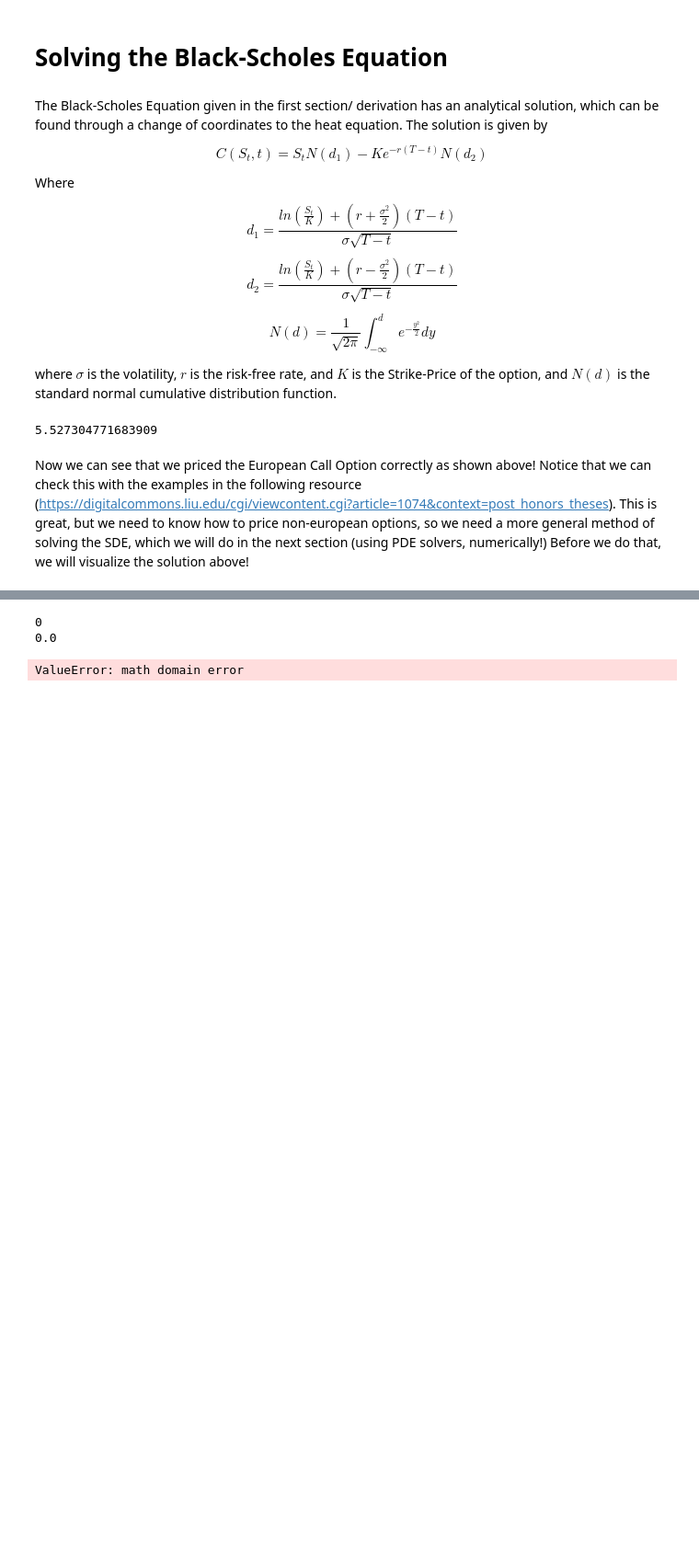
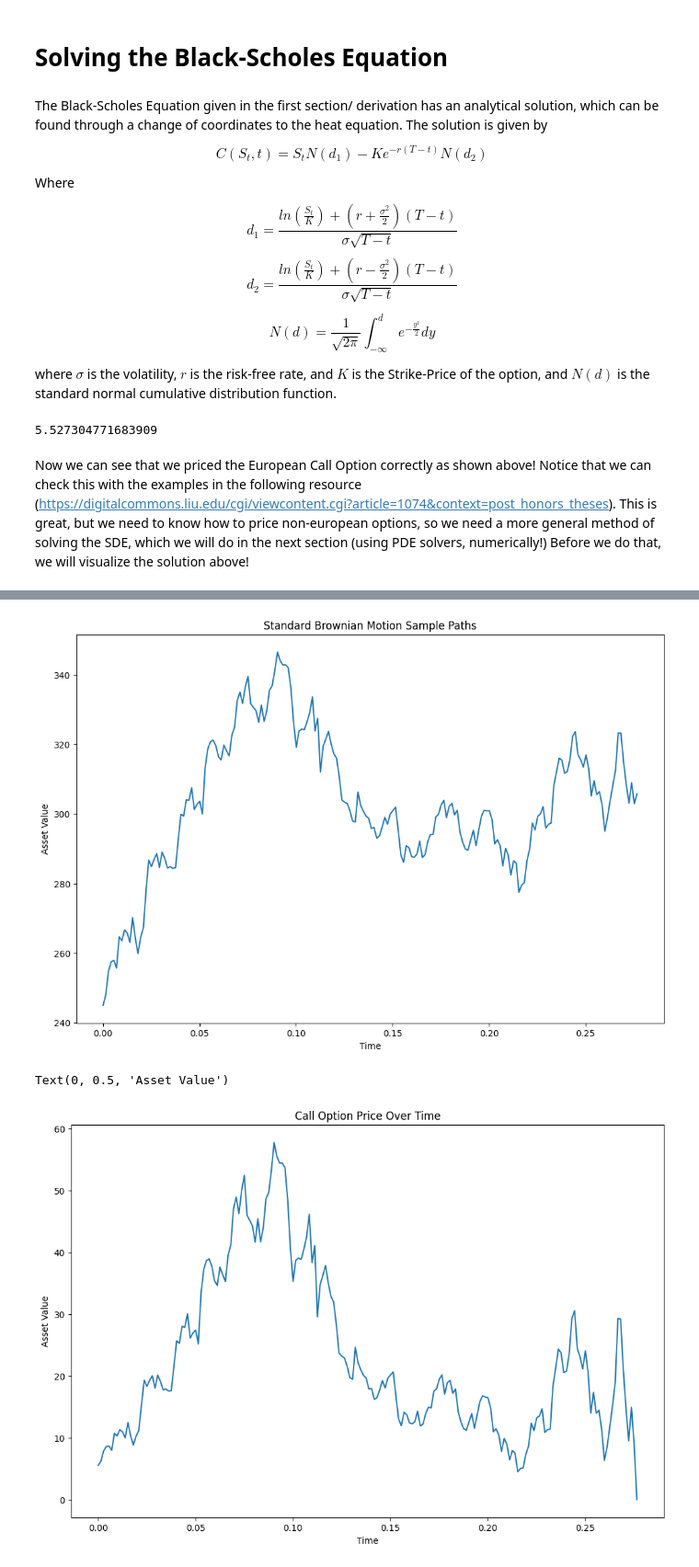
Before and after one commit to MarwanBit/Binomial-Black-Scholes-Pricing-Dashboard, a Jupyter notebook: backend/juypter_notebook_development/Black_Scholes_Analytically.ipynb, the cells around one changed output, grey strips where cells are left out. Shown at 92% size. Saved outputs shown, nothing was run; the diff lists cells and outputs as text; code cells hidden in the pictures; blank space fills up the shorter version.

Commit message:
supported plots of call-options over time

```diff
--- a/backend/juypter_notebook_development/Black_Scholes_Analytically.ipynb
+++ b/backend/juypter_notebook_development/Black_Scholes_Analytically.ipynb
@@ -226,12 +226,12 @@ STOCK_PRICE = 245
 TIME_TO_EXPIRY = 101/365
 
 def calc_d1(S, K, r, vol, T, t):
-    num = math.log(S/K) + (r + (vol)**2/2)*(T - t)
+    num = math.log(float(S)/float(K)) + (r + (vol)**2/2)*(T - t)
     denom = vol*math.sqrt(T - t)
     return (num/denom)
 
 def calc_d2(S,K,r,vol,T,t):
-    num = math.log(S/K) + (r - (vol)**2/2)*(T - t)
+    num = math.log(float(S)/float(K)) + (r - (vol)**2/2)*(T - t)
     denom = vol*math.sqrt(T-t)
     return (num/denom)
 
@@ -247,40 +274,57 @@ Now we can see that we priced the European Call Option correctly as shown above!
 # %%
+def brownian_motion_path(sigma: float, mu: float, paths: int, points: int, T: float, ):
+    #plot brownian motion
+                                                         #number of points along the path
+    X = np.zeros((paths,points))                         # W Matrix, each row correponds to a brownian motion path
+    interval = [0.0,T]                                   #time interval
+    dt = (interval[1] - interval[0]) / (points - 1)
+    t = np.linspace(interval[0],interval[1],points)      # time step vector
+
+
+    #Create the random number generator
+    rng = np.random.default_rng()
+    #sample from the Normal distribution with mean 0 and standard deviation 1
+    Z = rng.normal(mu, sigma, (paths, points))
+
+    for j in range(paths):
+        for i in range(1, X.shape[1]):
+            #Compute using the recurrence relation
+            X[j][i] = X[j][i-1] + mu*(dt) +  sigma*math.sqrt(dt)*Z[j][i]
+    return X
+
+# Let's define some constants
 mu = 0.0
-
-#first we will simulate a random walk for the stock price
-W = np.linspace(0, TIME_TO_EXPIRY, 200)
-
-points = 200                                            #number of points along the path
-X = np.zeros((points,))                                 # W Matrix, each row correponds to a brownian motion path
-interval = [0.0,TIME_TO_EXPIRY]                         #time interval
-dt = (interval[1] - interval[0]) / (points - 1)
-
-#Create the random number generator
-rng = np.random.default_rng(42)
-#sample from the Normal distribution with mean 0 and standard deviation 1
-Z = rng.normal(mu, VOLATILITY, (points,))
-
-for i in range(1, X.shape[0]):
-    #Compute using the recurrence relation
-    X[i] = X[i-1] + mu*(dt) +  VOLATILITY*math.sqrt(dt)*Z[i]
+sigma = 0.38
+points = 200
 
 T = np.linspace(0, TIME_TO_EXPIRY, points)
+W = brownian_motion_path(1.0, 0.1,1,200,101/365)[0,:]
+S = np.zeros((T.shape[0],))
 C = np.zeros((T.shape[0],))
+
+for i in range(S.shape[0]):
+    S[i] = STOCK_PRICE*math.exp((mu - (sigma**2)*(1/2))*T[i] + sigma*W[i])
+
+#now let's plot the points
+fig, ax = plt.subplots(1,1, figsize=(12,8))
+ax.plot(T, S[:])
+ax.set_title("Standard Brownian Motion Sample Paths")
+ax.set_xlabel("Time")
+ax.set_ylabel("Asset Value")
+plt.show()
 
 # Need to fix this so that it will bounce back (the stock price must always be positive, which is why we are getting into errors)
 # we need to simulate a bounded geometric brownian motion
-for i in range(C.shape[0]):
-    print(i)
-    print(T[i])
-    C[i] = blackScholesOptionPrice(X[i], STRIKE_PRICE, RISK_FREE_RATE, VOLATILITY, TIME_TO_EXPIRY, T[i])
+for i in range(C.shape[0]-1):
+    C[i] = blackScholesOptionPrice(S[i], STRIKE_PRICE, RISK_FREE_RATE, VOLATILITY, TIME_TO_EXPIRY, T[i])
 
 #now let's plot the points
 fig, ax = plt.subplots(1,1, figsize=(12,8))
-ax.plot(t, C[:])
-ax.set_title("Standard Brownian Motion Sample Paths")
+ax.plot(T, C[:])
+ax.set_title("Call Option Price Over Time")
 ax.set_xlabel("Time")
 ax.set_ylabel("Asset Value")
 # %% [output]
+[figure, added]
-0
-0.0
+Text(0, 0.5, 'Asset Value')
-ValueError: math domain error
+[figure, added]
```
Also changed, not shown: parts of 2 cells of this notebook.
